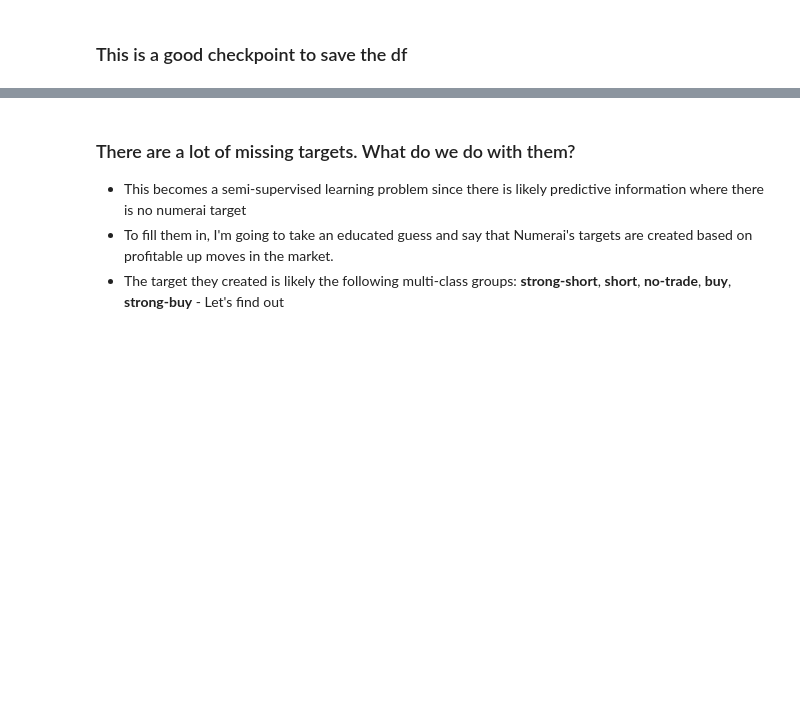
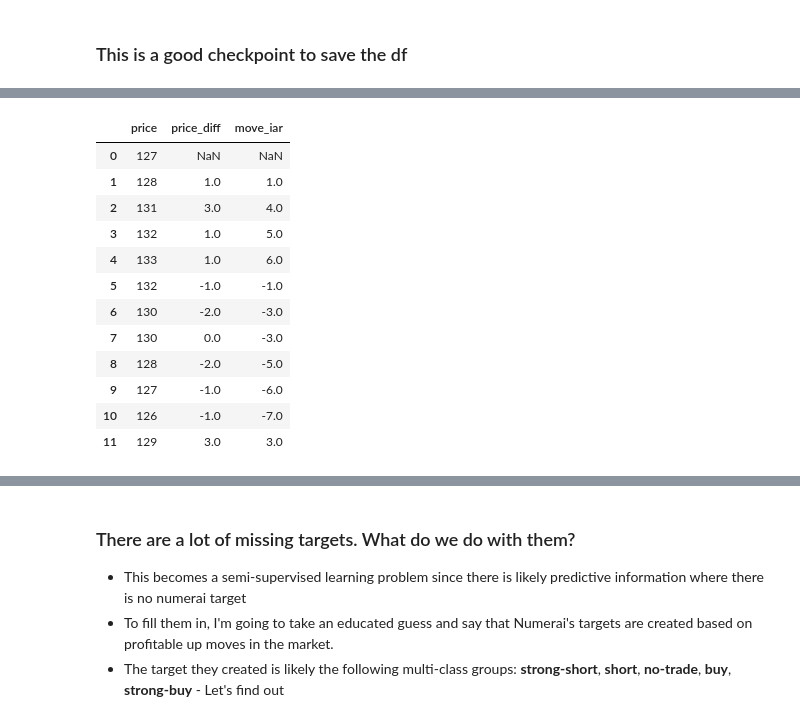
Before and after one commit to melgazar9/trading, a Jupyter notebook: numerai/dev/notebooks/build_numerai_dataset.ipynb, the cells around one changed output, grey strips where cells are left out. Saved outputs shown, nothing was run; the diff lists cells and outputs as text; code cells hidden in the pictures; blank space fills up the shorter version.

```diff
--- a/numerai/dev/notebooks/build_numerai_dataset.ipynb
+++ b/numerai/dev/notebooks/build_numerai_dataset.ipynb
@@ -692,0 +773,20 @@ df_yahoo.reset_index(drop=True).to_feather(OUTPUT_PATH + 'df_numerai_' + str(dat
+# %%
+tmp1 = df[iar_col].transform(lambda x: x.cumsum().sub(x.cumsum().mask(x >= 0).ffill(), fill_value=0), axis=0).replace(0, np.nan)
+tmp2 = df[iar_col].transform(lambda x: x.cumsum().sub(x.cumsum().mask(x <= 0).ffill(), fill_value=0), axis=0).replace(0, np.nan)
+df['move_iar'] = tmp1.fillna(tmp2).ffill()
+
+df
+# %% [output]
+|  | price | price_diff | move_iar |
+| 0 | 127 | NaN | NaN |
+| 1 | 128 | 1.0 | 1.0 |
+| 2 | 131 | 3.0 | 4.0 |
+| 3 | 132 | 1.0 | 5.0 |
+| 4 | 133 | 1.0 | 6.0 |
+| 5 | 132 | -1.0 | -1.0 |
+| 6 | 130 | -2.0 | -3.0 |
+| 7 | 130 | 0.0 | -3.0 |
+| 8 | 128 | -2.0 | -5.0 |
+| 9 | 127 | -1.0 | -6.0 |
+| 10 | 126 | -1.0 | -7.0 |
+| 11 | 129 | 3.0 | 3.0 |
```
Also changed, not shown: parts of 10 cells of this notebook, 9 other files.
